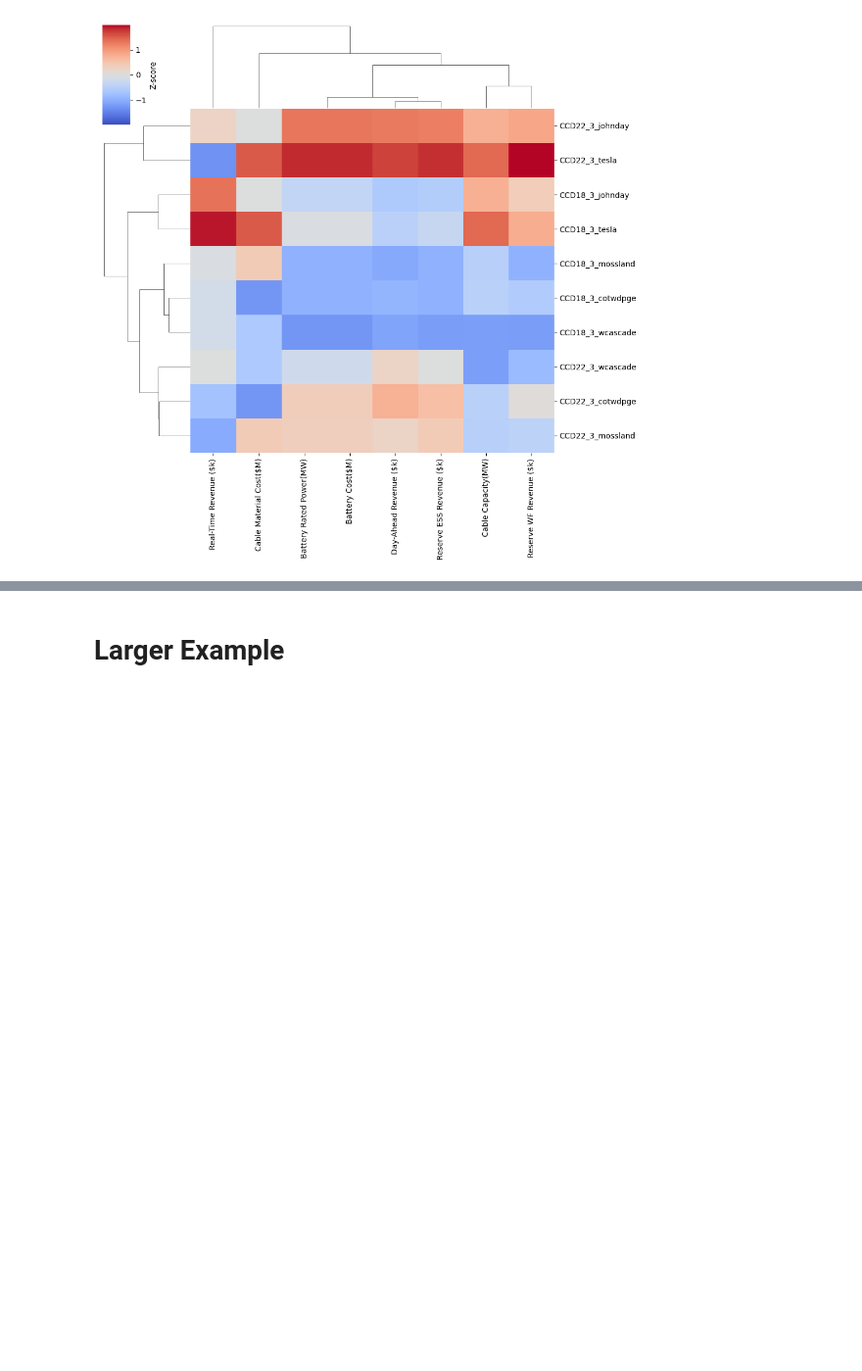
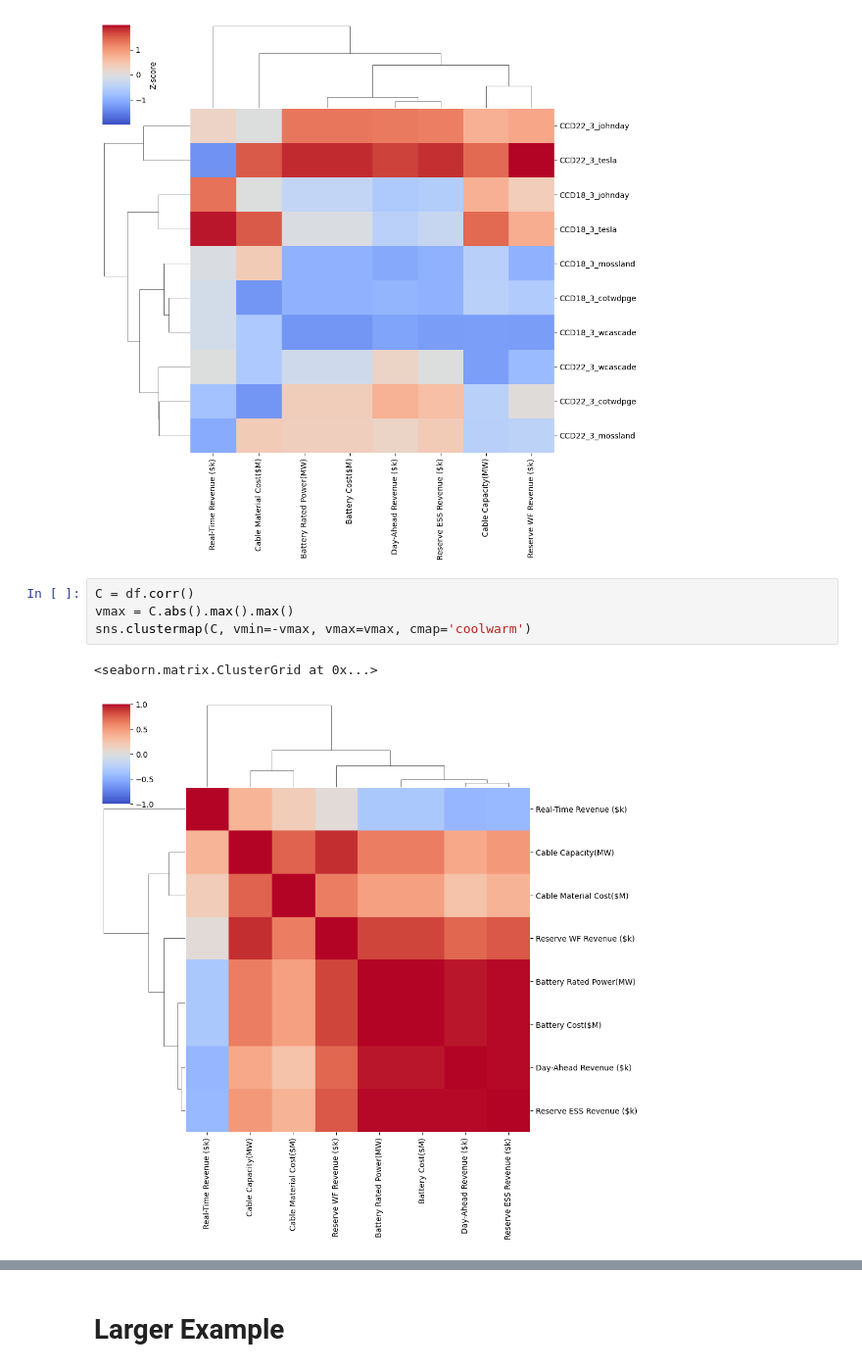
Before and after one commit to pnnl/pyMOODS, a Jupyter notebook: notebooks/MOCODO.ipynb, the cells around one changed output, grey strips where cells are left out. Shown at 98% size. Cells and saved outputs as stored; diff of their text form; blank space fills up the shorter version.

```diff
--- a/notebooks/MOCODO.ipynb
+++ b/notebooks/MOCODO.ipynb
@@ -45,6 +51,13 @@ sns.clustermap(X, vmin=vmin, vmax=vmax, cmap='coolwarm', cbar_kws=dict(label='Z-
 # %% [output]
 <seaborn.matrix.ClusterGrid at 0x...>
 [figure]
+# %%
+C = df.corr()
+vmax = C.abs().max().max()
+sns.clustermap(C, vmin=-vmax, vmax=vmax, cmap='coolwarm')
+# %% [output]
+<seaborn.matrix.ClusterGrid at 0x...>
+[figure, added]
 # %%
 from umap import UMAP
 
```
Also changed, not shown: parts of 10 cells of this notebook.
